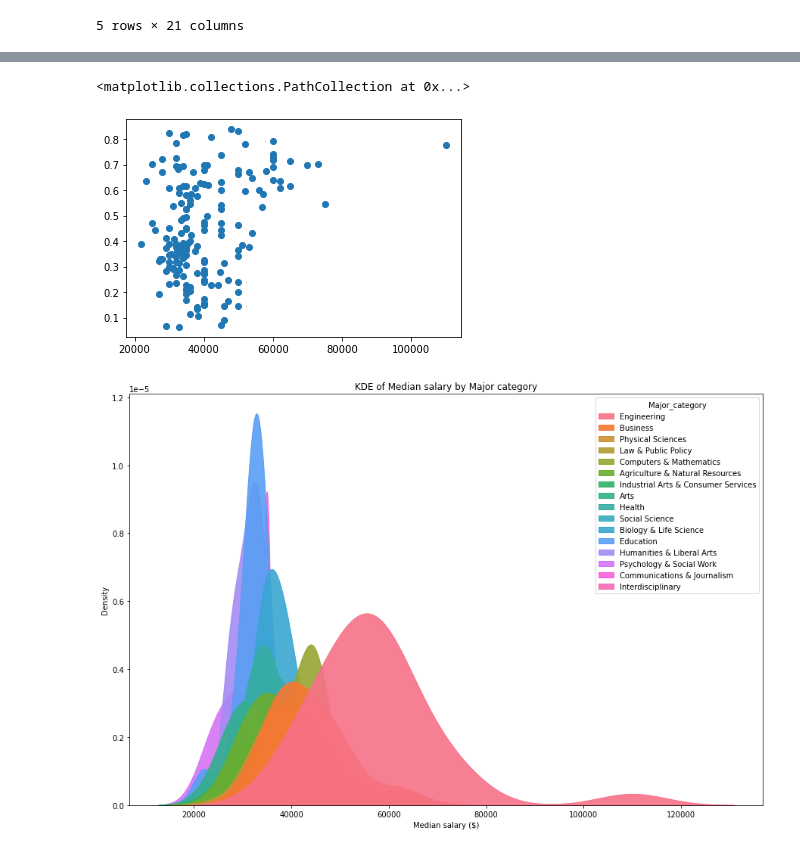
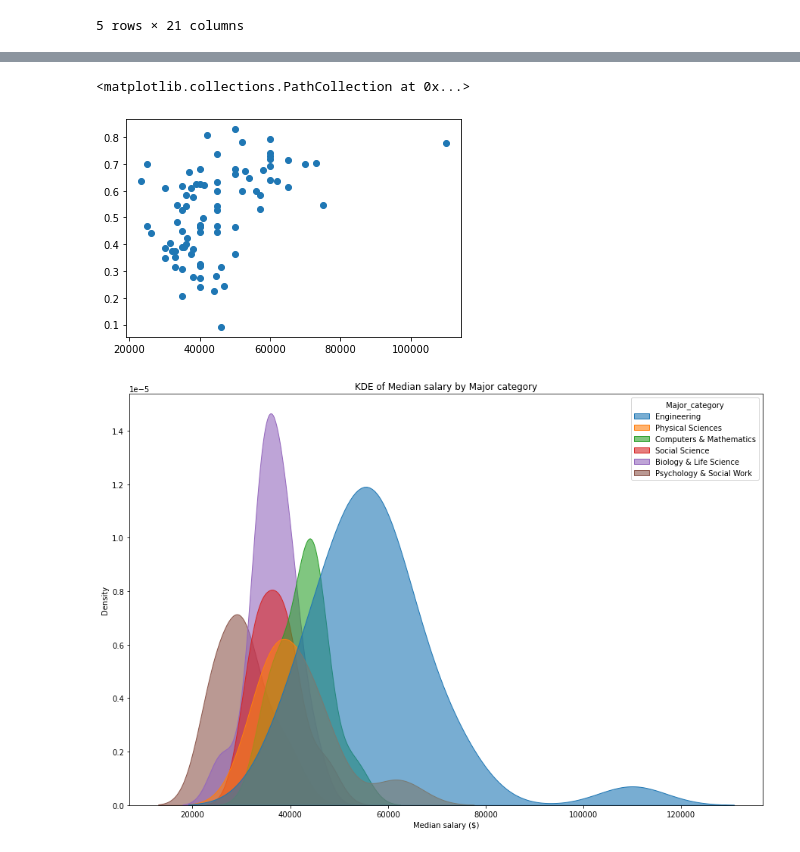
Before and after one commit to jhaarala23/dasc2103project, a Jupyter notebook: analysis_for_project.ipynb, the cells around one changed output, grey strips where cells are left out. Drawn from its saved outputs; the diff is of its cells as text; code cells hidden in the pictures.

Commit message:
added graphs

```diff
--- a/analysis_for_project.ipynb
+++ b/analysis_for_project.ipynb
@@ -14,5 +14,9 @@ majors.head()
 | 3 | 4 | 2417 | NAVAL ARCHITECTURE AND MARINE ENG... | 1258.0 | 1123.0 | 135.0 | Engineering | 0.107313 | 16 | ... |
 | 4 | 5 | 2405 | CHEMICAL ENGINEERING | 32260.0 | 21239.0 | 11021.0 | Engineering | 0.341631 | 289 | ... |
 5 rows × 21 columns
+# %%
+stem = ['Engineering', 'Physical Sciences', 'Computers & Mathematics', 'Social Science', 'Biology & Life Science', 'Psychology & Social Work']
+
+majors_stem = majors[majors['Major_category'].isin(stem)]
 # %%
-majors['perc_college_jobs'] = majors['College_jobs'] / majors['Employed']
+majors_stem['perc_college_jobs'] = majors_stem['College_jobs'] / majors_stem['Employed']
@@ -39,17 +49,17 @@ majors['perc_college_jobs'].hist(bins=20, range=(0, 1), figsize=(12,8))
 # %%
-plt.scatter(majors['Median'], majors['perc_college_jobs'])
+plt.scatter(majors_stem['Median'], majors_stem['perc_college_jobs'])
 # %% [output]
 <matplotlib.collections.PathCollection at 0x...>
-[figure, old version]
+[figure, new version]
 # %%
 plt.figure(figsize=(15,10))
 
 # Create kde plot and its components
-kde_plot = sns.kdeplot(x = "Median", data = majors, fill = True, alpha = .9, hue = "Major_category", legend = True)
+kde_plot = sns.kdeplot(x = "Median", data = majors_stem, fill = True, alpha = .6, hue = "Major_category", legend = True)
 kde_plot.set_title("KDE of Median salary by Major category")
 kde_plot.set_xlabel("Median salary ($)")
 
 # Show
 plt.show()
 # %% [output]
-[figure, old version]
+[figure, new version]
```
Also changed, not shown: parts of 9 cells of this notebook.
